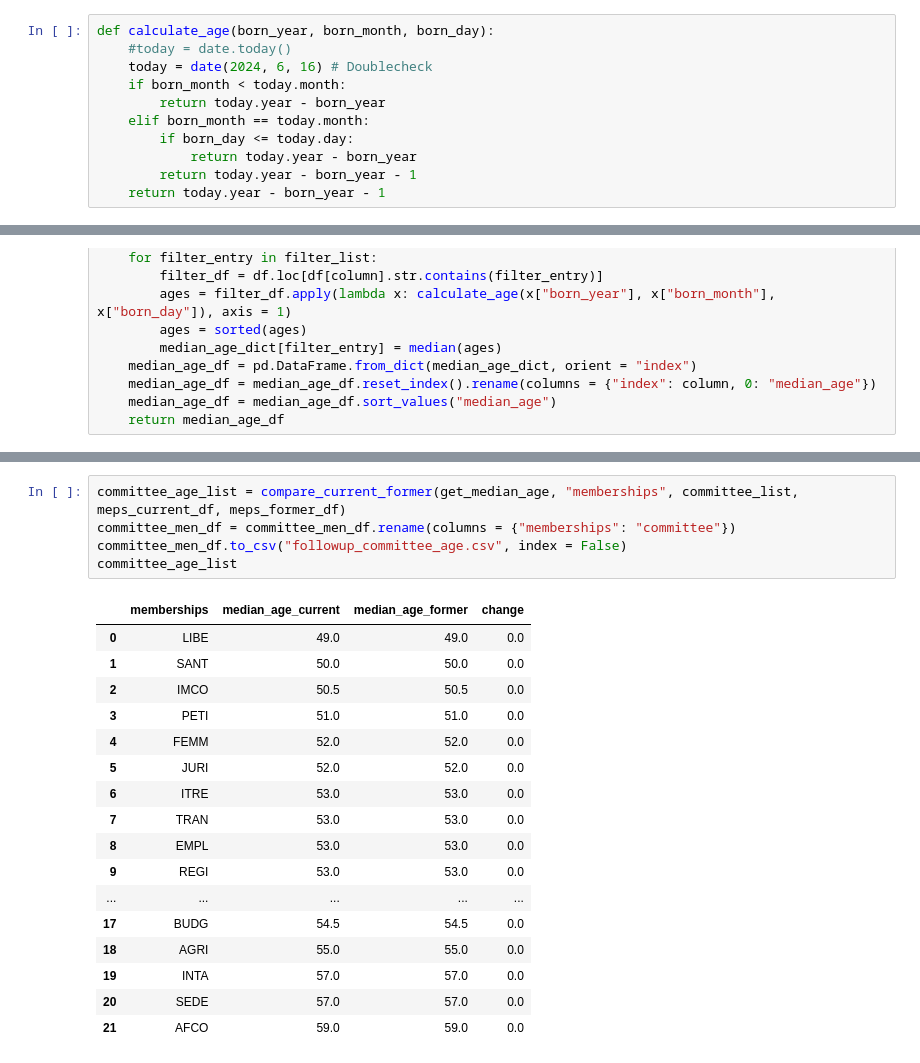
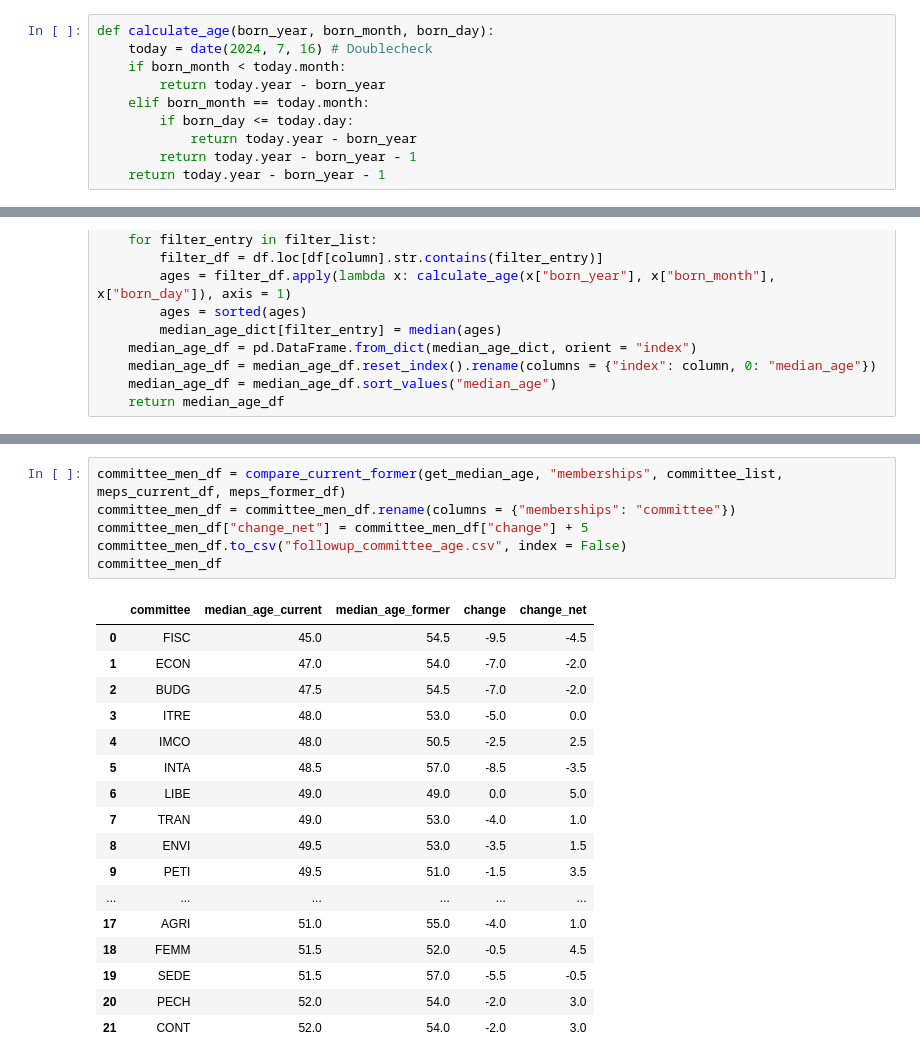
Before and after one commit to SWRdata/p081_euparlament_divers, a Jupyter notebook: analysis/followup.ipynb, the cells around one changed output, grey strips where cells are left out. Drawn from its saved outputs; the diff is of its cells as text.

```diff
--- a/analysis/followup.ipynb
+++ b/analysis/followup.ipynb
@@ -221,7 +238,6 @@ committee_men_df
 # %%
 def calculate_age(born_year, born_month, born_day):
-    #today = date.today()
-    today = date(2024, 6, 16) # Doublecheck
+    today = date(2024, 7, 16) # Doublecheck
     if born_month < today.month:
         return today.year - born_year
     elif born_month == today.month:
@@ -283,23 +317,24 @@ country_age_df
 # %%
-committee_age_list = compare_current_former(get_median_age, "memberships", committee_list, meps_current_df, meps_former_df)
+committee_men_df = compare_current_former(get_median_age, "memberships", committee_list, meps_current_df, meps_former_df)
 committee_men_df = committee_men_df.rename(columns = {"memberships": "committee"})
+committee_men_df["change_net"] = committee_men_df["change"] + 5
 committee_men_df.to_csv("followup_committee_age.csv", index = False)
-committee_age_list
+committee_men_df
 # %% [output]
-|  | memberships | median_age_current | median_age_former | change |
-| 0 | LIBE | 49.0 | 49.0 | 0.0 |
-| 1 | SANT | 50.0 | 50.0 | 0.0 |
-| 2 | IMCO | 50.5 | 50.5 | 0.0 |
-| 3 | PETI | 51.0 | 51.0 | 0.0 |
-| 4 | FEMM | 52.0 | 52.0 | 0.0 |
-| 5 | JURI | 52.0 | 52.0 | 0.0 |
-| 6 | ITRE | 53.0 | 53.0 | 0.0 |
-| 7 | TRAN | 53.0 | 53.0 | 0.0 |
-| 8 | EMPL | 53.0 | 53.0 | 0.0 |
-| 9 | REGI | 53.0 | 53.0 | 0.0 |
-| ... | ... | ... | ... | ... |
-| 17 | BUDG | 54.5 | 54.5 | 0.0 |
-| 18 | AGRI | 55.0 | 55.0 | 0.0 |
-| 19 | INTA | 57.0 | 57.0 | 0.0 |
-| 20 | SEDE | 57.0 | 57.0 | 0.0 |
-| 21 | AFCO | 59.0 | 59.0 | 0.0 |
+|  | committee | median_age_current | median_age_former | change | change_net |
+| 0 | FISC | 45.0 | 54.5 | -9.5 | -4.5 |
+| 1 | ECON | 47.0 | 54.0 | -7.0 | -2.0 |
+| 2 | BUDG | 47.5 | 54.5 | -7.0 | -2.0 |
+| 3 | ITRE | 48.0 | 53.0 | -5.0 | 0.0 |
+| 4 | IMCO | 48.0 | 50.5 | -2.5 | 2.5 |
+| 5 | INTA | 48.5 | 57.0 | -8.5 | -3.5 |
+| 6 | LIBE | 49.0 | 49.0 | 0.0 | 5.0 |
+| 7 | TRAN | 49.0 | 53.0 | -4.0 | 1.0 |
+| 8 | ENVI | 49.5 | 53.0 | -3.5 | 1.5 |
+| 9 | PETI | 49.5 | 51.0 | -1.5 | 3.5 |
+| ... | ... | ... | ... | ... | ... |
+| 17 | AGRI | 51.0 | 55.0 | -4.0 | 1.0 |
+| 18 | FEMM | 51.5 | 52.0 | -0.5 | 4.5 |
+| 19 | SEDE | 51.5 | 57.0 | -5.5 | -0.5 |
+| 20 | PECH | 52.0 | 54.0 | -2.0 | 3.0 |
+| 21 | CONT | 52.0 | 54.0 | -2.0 | 3.0 |
```
Also changed, not shown: parts of 14 cells of this notebook, 17 other files.
